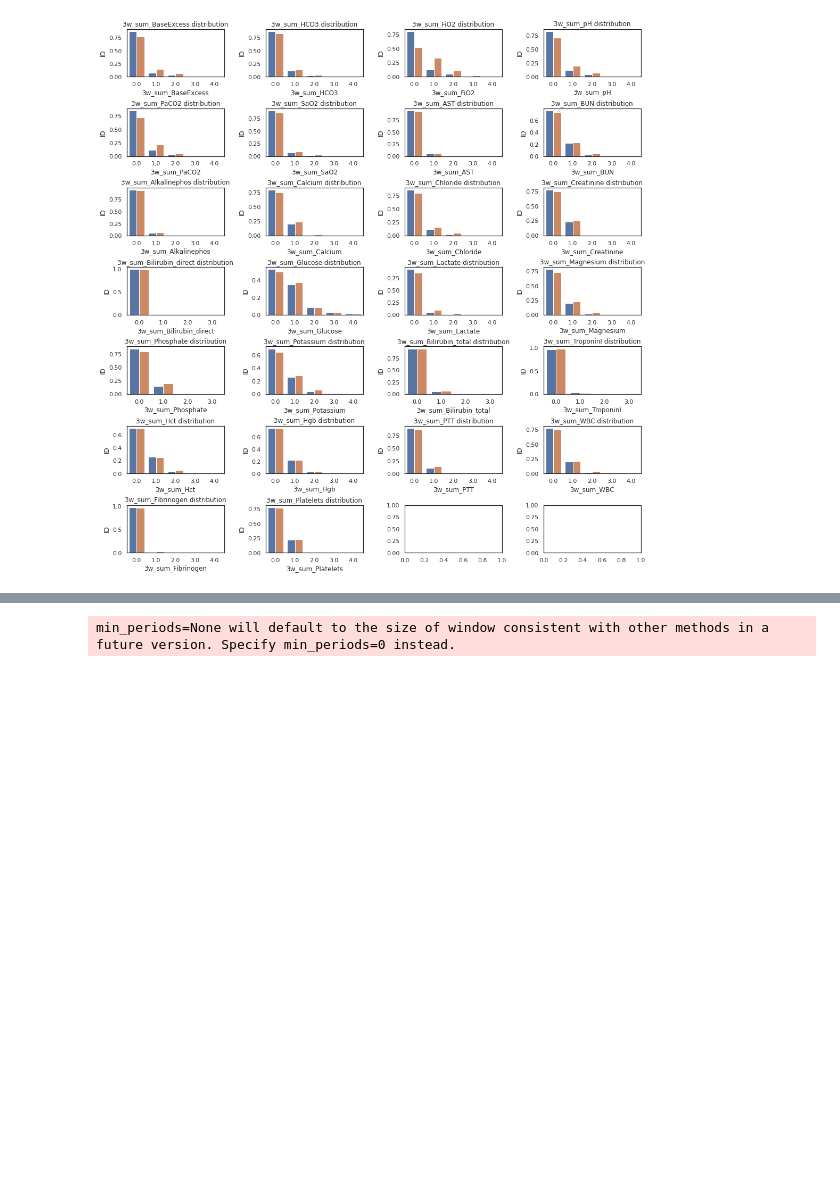
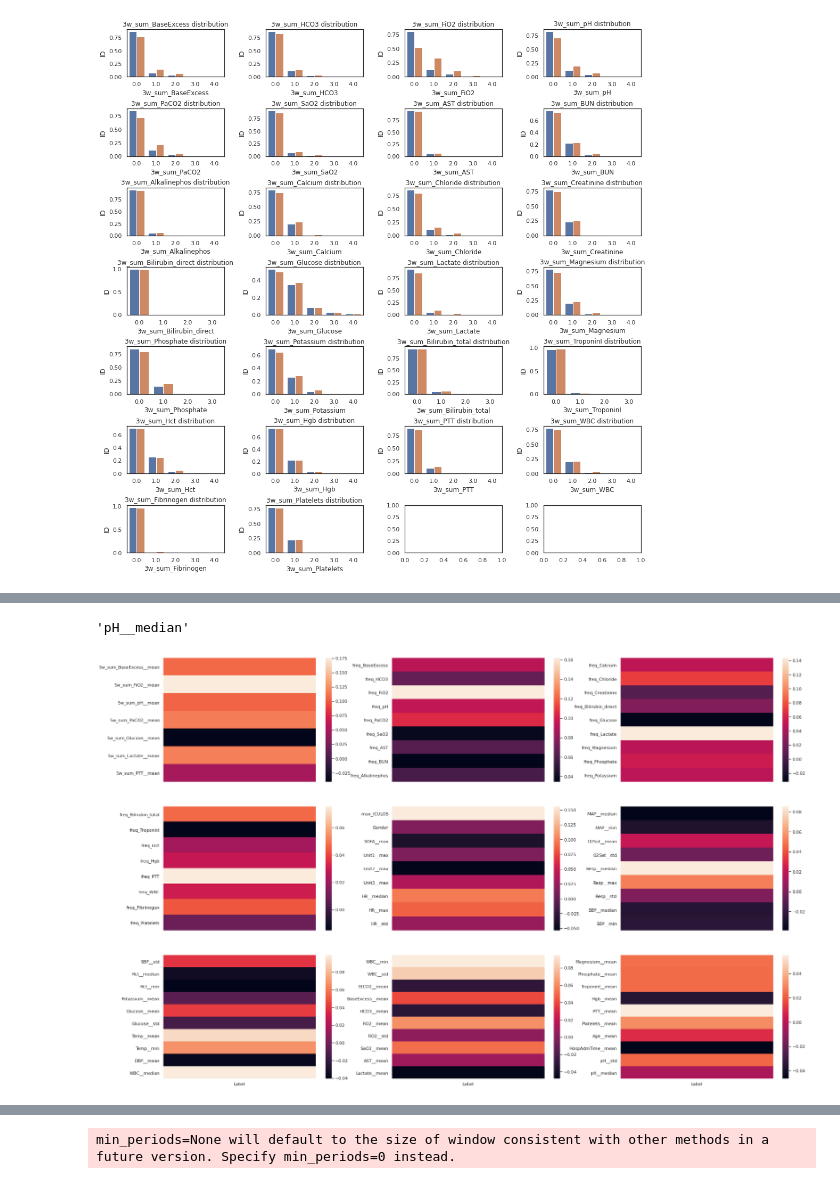
Before and after one commit to AtarCohen/Early-Prediction_of_Sepsis, a Jupyter notebook: NonTemporalExploration.ipynb, the cells around one changed output, grey strips where cells are left out. Cells and saved outputs as stored; diff of their text form; code cells hidden in the pictures; blank space fills up the shorter version.

```diff
--- a/NonTemporalExploration.ipynb
+++ b/NonTemporalExploration.ipynb
@@ -167,0 +215,14 @@ min_periods=None will default to the size of window consistent with other method
+# %%
+allcols[49]
+# %% [output]
+'pH__median'
+# %%
+list_of_lists =[window_cols,freq_cols[:9],freq_cols[9:18],freq_cols[18:],allcols[2:11],allcols[11:20],allcols[20:30],allcols[30:40],allcols[40:50]]
+fig,axes = plt.subplots(3,3, figsize=(30,20),sharex=True)
+axes = axes.ravel()
+for i,l in enumerate(list_of_lists):
+    tmp = df_processed[l+['Label']].corr()[['Label']]
+    tmp = tmp[tmp.index!='Label']
+    sns.heatmap(tmp, ax=axes[i])
+# %% [output]
+[figure, added]
```
Also changed, not shown: parts of 16 cells of this notebook, 4 other files.
